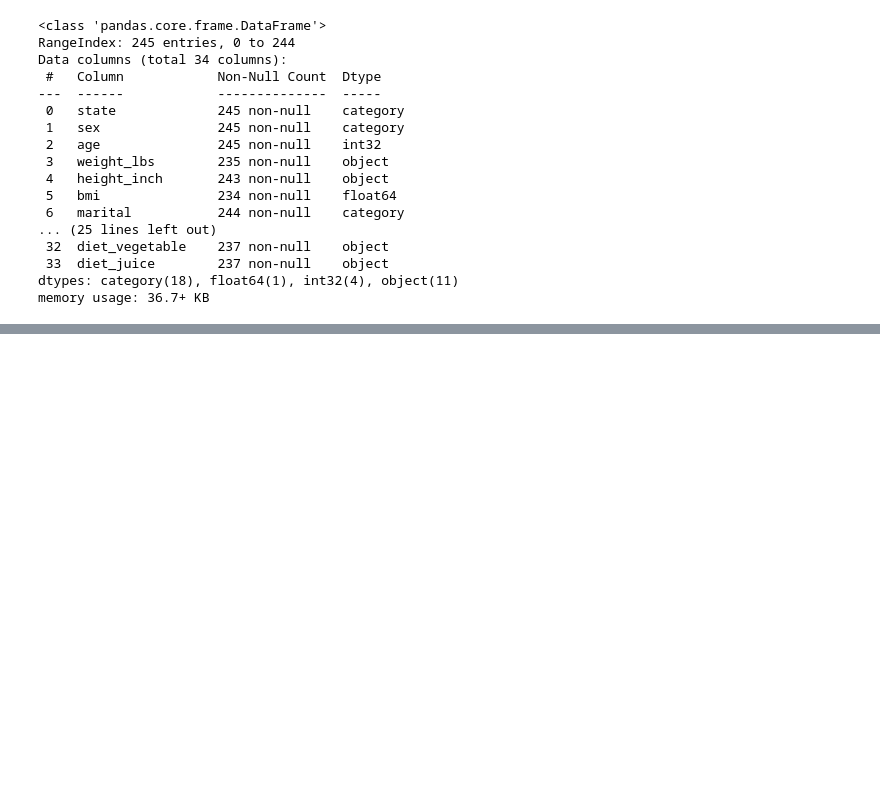
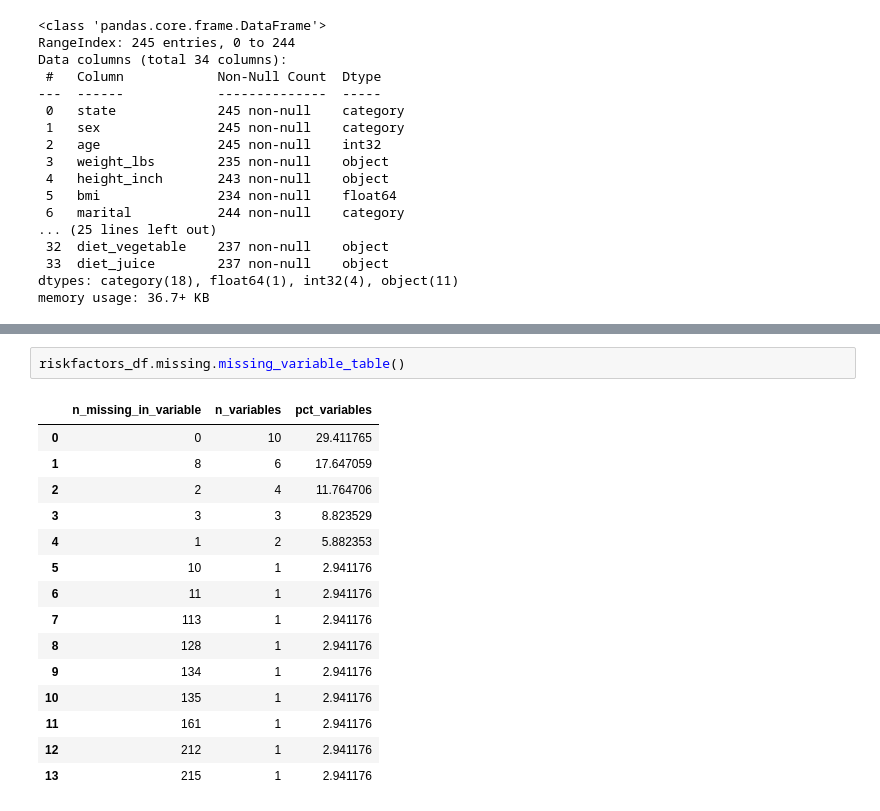
Before and after one commit to Monkey8596/Missing_data_handling-, a Jupyter notebook: notebooks/00Live_exploration.ipynb, the cells around one changed output, grey strips where cells are left out. Saved outputs shown, nothing was run; the diff lists cells and outputs as text; blank space fills up the shorter version.

```diff
--- a/notebooks/00Live_exploration.ipynb
+++ b/notebooks/00Live_exploration.ipynb
@@ -188,0 +243,18 @@ memory usage: 36.7+ KB
+# %%
+riskfactors_df.missing.missing_variable_table()
+# %% [output]
+|  | n_missing_in_variable | n_variables | pct_variables |
+| 0 | 0 | 10 | 29.411765 |
+| 1 | 8 | 6 | 17.647059 |
+| 2 | 2 | 4 | 11.764706 |
+| 3 | 3 | 3 | 8.823529 |
+| 4 | 1 | 2 | 5.882353 |
+| 5 | 10 | 1 | 2.941176 |
+| 6 | 11 | 1 | 2.941176 |
+| 7 | 113 | 1 | 2.941176 |
+| 8 | 128 | 1 | 2.941176 |
+| 9 | 134 | 1 | 2.941176 |
+| 10 | 135 | 1 | 2.941176 |
+| 11 | 161 | 1 | 2.941176 |
+| 12 | 212 | 1 | 2.941176 |
+| 13 | 215 | 1 | 2.941176 |
```
Also changed, not shown: parts of 12 cells of this notebook, 1 other file.
